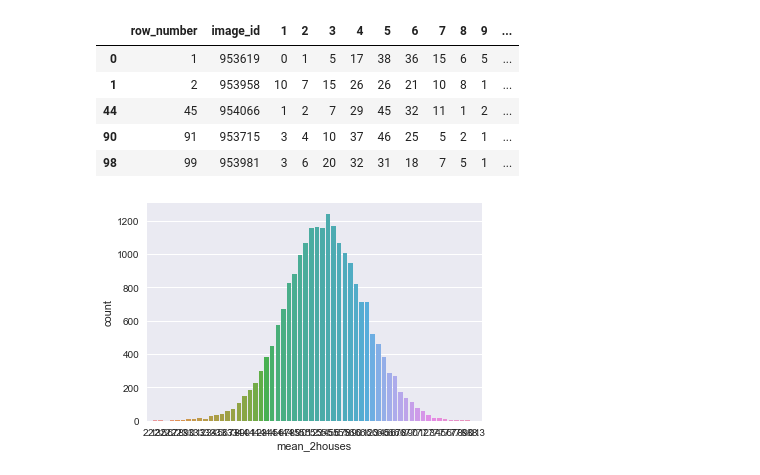
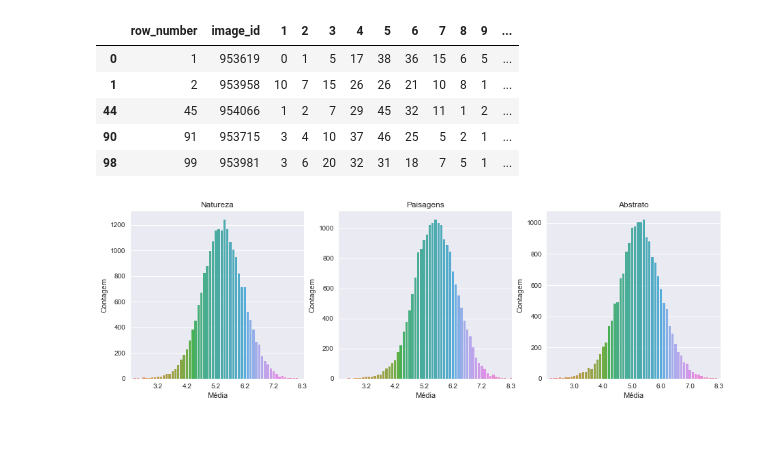
Before and after one commit to tinenbruno/aes_classifier, a Jupyter notebook: jupyter_notebooks/AVA Dataset Notebook.ipynb, the cells around one changed output. Drawn from its saved outputs; the diff is of its cells as text; code cells hidden in the pictures; blank space fills up the shorter version.

```diff
--- a/jupyter_notebooks/AVA Dataset Notebook.ipynb
+++ b/jupyter_notebooks/AVA Dataset Notebook.ipynb
@@ -94,9 +111,35 @@ ava_abstract.head()
 | 44 | 45 | 954066 | 1 | 2 | 7 | 29 | 45 | 32 | 11 | 1 | 2 | ... |
 | 90 | 91 | 953715 | 3 | 4 | 10 | 37 | 46 | 25 | 5 | 2 | 1 | ... |
 | 98 | 99 | 953981 | 3 | 6 | 20 | 32 | 31 | 18 | 7 | 5 | 1 | ... |
-# %%
-plot_nature = seaborn.countplot(x="mean_2houses", data=ava_nature)
-# %% [output]
-[figure, removed]
+# %%
+fig, axs = plt.subplots(ncols=3)
+plot_nature = seaborn.countplot(x="mean_2houses", data=ava_nature, ax=axs[0])
+plot_landscapes = seaborn.countplot(x="mean_2houses", data=ava_landscapes, ax=axs[1])
+plot_abstract = seaborn.countplot(x="mean_2houses", data=ava_abstract, ax=axs[2])
+
+fig.set_size_inches(15.5, 4.5)
+
+def reduce_ticks(plot):
+    for ind, label in enumerate(plot.get_xticklabels()):
+        if ind % 10 == 9:  # every 10th label is kept
+            label.set_visible(True)
+        else:
+            label.set_visible(False)
+
+reduce_ticks(plot_nature)
+reduce_ticks(plot_landscapes)
+reduce_ticks(plot_abstract)
+
+plot_nature.set(xlabel = "Média", ylabel="Contagem")
+plot_landscapes.set(xlabel = "Média", ylabel="Contagem")
+plot_abstract.set(xlabel = "Média", ylabel="Contagem")
+
+plot_nature.set_title("Natureza")
+plot_landscapes.set_title("Paisagens")
+plot_abstract.set_title("Abstrato")
+
+fig.savefig(filename="Médias")
+# %% [output]
+[figure, added]
 # %%
 plot_landscapes = seaborn.countplot(x="mean_2houses", data=ava_landscapes)
```
Also changed, not shown: parts of 10 cells of this notebook, 2 other files.
